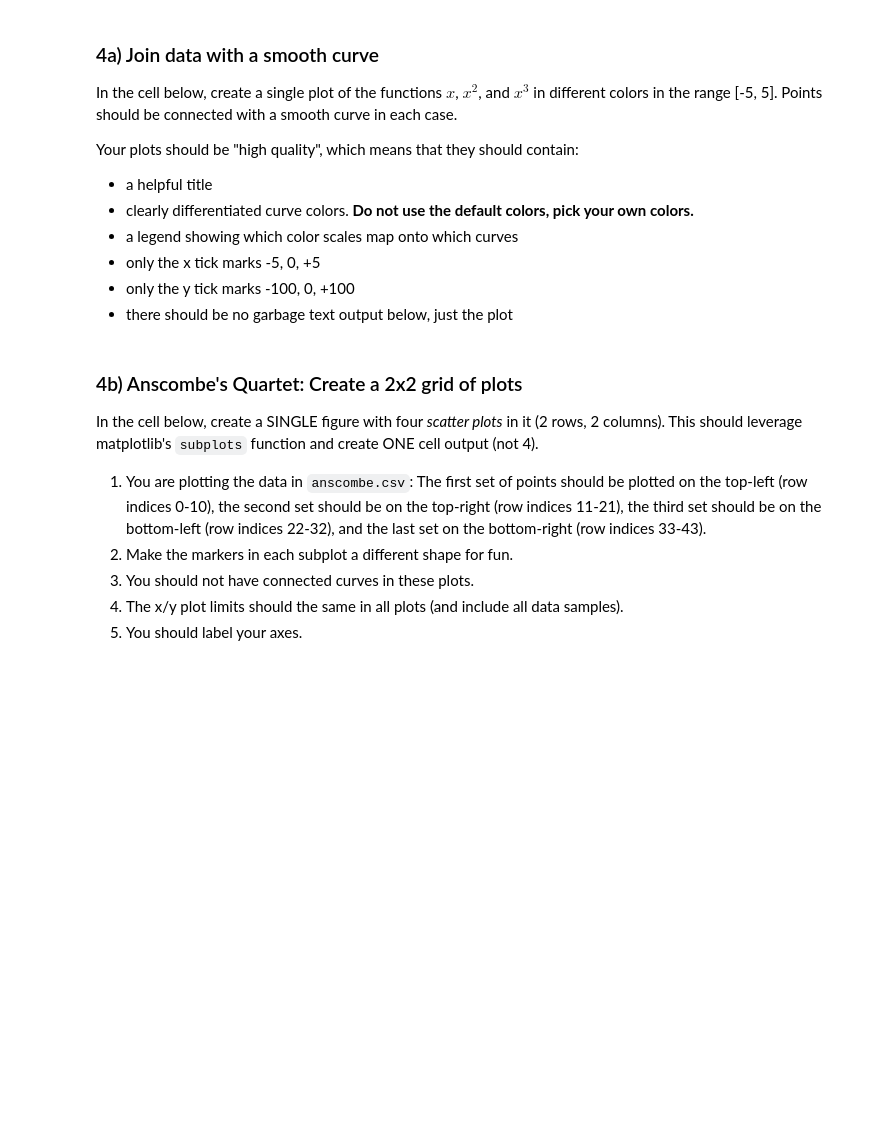
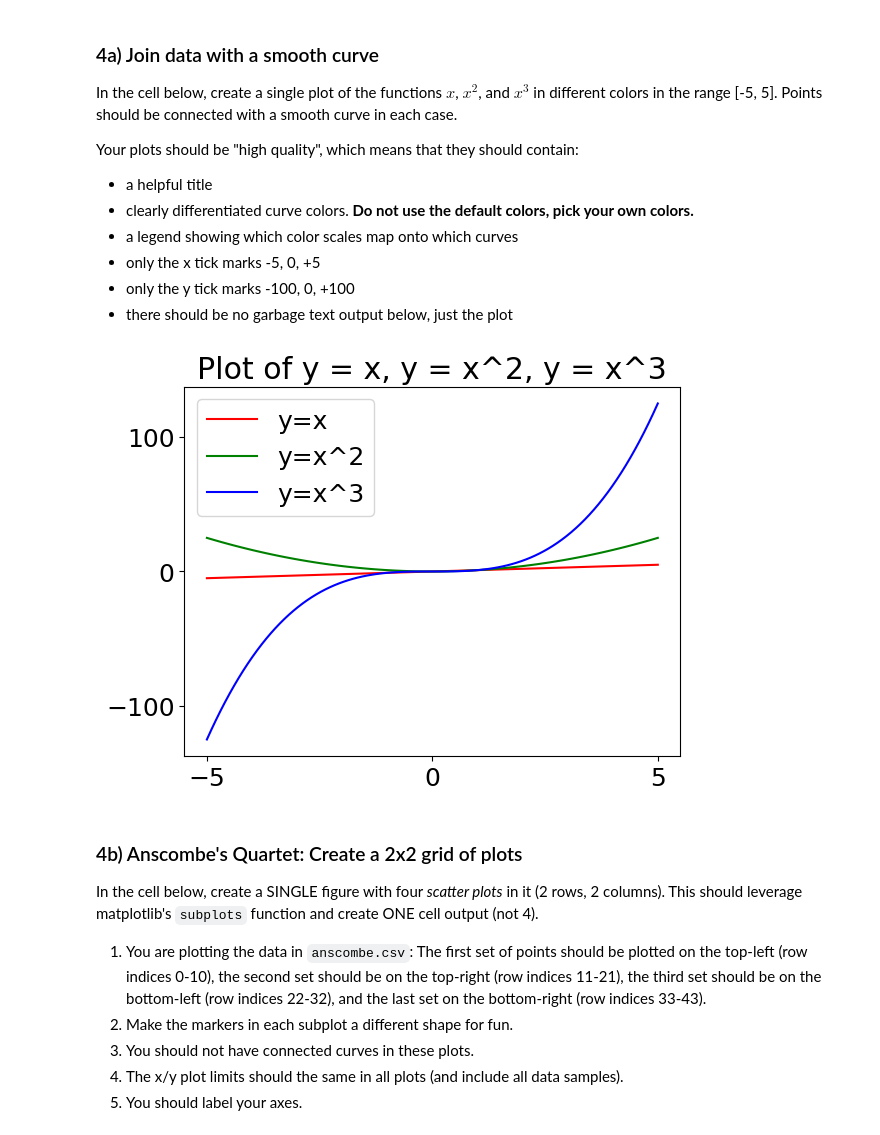
Before and after one commit to Chandrachud-2003/Chandras251Projects, a Jupyter notebook: Project1Final/analysis.ipynb, the cells around one changed output. Cells and saved outputs as stored; diff of their text form; code cells hidden in the pictures; blank space fills up the shorter version.

```diff
--- a/Project1Final/analysis.ipynb
+++ b/Project1Final/analysis.ipynb
@@ -273,6 +404,23 @@ Your plots should be "high quality", which means that they should contain:
 - only the x tick marks -5, 0, +5
 - only the y tick marks -100, 0, +100
 - there should be no garbage text output below, just the plot
+# %%
+x = np.linspace(-5, 5, 100)
+y1 = x
+y2 = x**2
+y3 = x**3
+
+# Setting the colors of the lines
+plt.plot(x, y1, color='red', label='y=x')
+plt.plot(x, y2, color='green', label='y=x^2')
+plt.plot(x, y3, color='blue', label='y=x^3')
+plt.title('Plot of y = x, y = x^2, y = x^3')
+plt.legend()
+plt.xticks([-5, 0, 5])
+plt.yticks([-100, 0, 100])
+plt.show()
+# %% [output]
+[figure, added]
 # %% [markdown]
 ### 4b) Anscombe's Quartet: Create a 2x2 grid of plots
 
```
Also changed, not shown: parts of 17 cells of this notebook, 3 other files.
